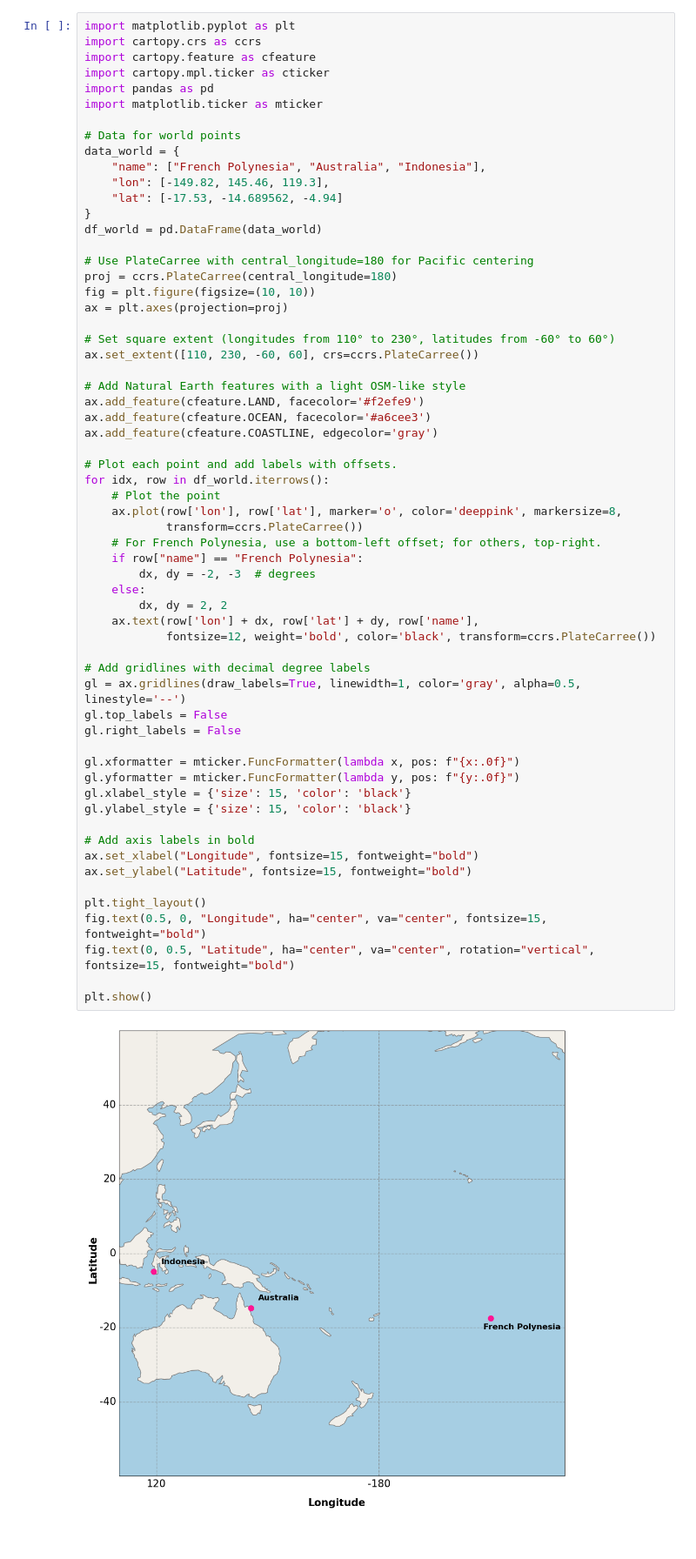
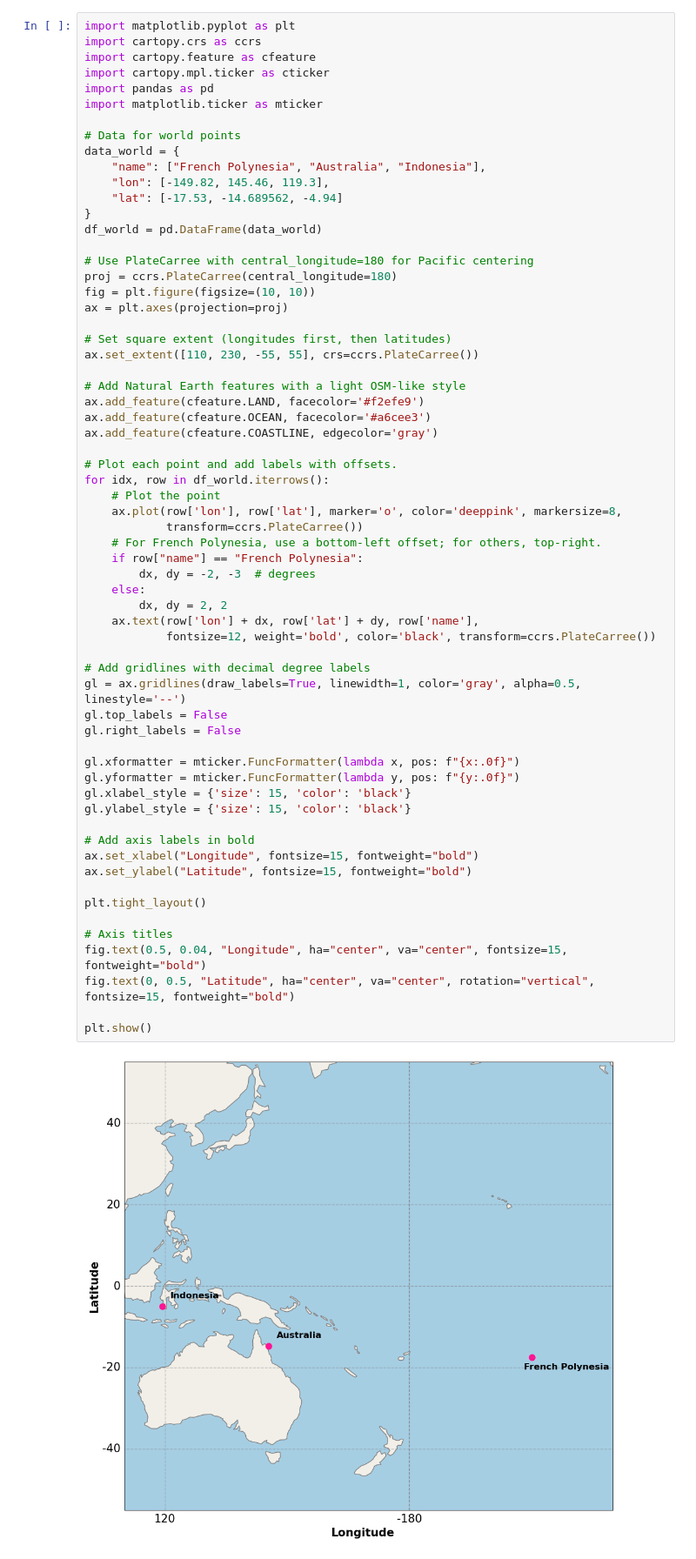
Before and after one commit to BenUCL/Reef-acoustics-and-AI, a Jupyter notebook: Code/misc/plotting_maps.ipynb, the cells around one changed output. Shown at 87% size. Cells and saved outputs as stored; diff of their text form.

Commit message:
change world map lat extent

```diff
--- a/Code/misc/plotting_maps.ipynb
+++ b/Code/misc/plotting_maps.ipynb
@@ -563,8 +563,8 @@ proj = ccrs.PlateCarree(central_longitude=180)
 fig = plt.figure(figsize=(10, 10))
 ax = plt.axes(projection=proj)
 
-# Set square extent (longitudes from 110° to 230°, latitudes from -60° to 60°)
-ax.set_extent([110, 230, -60, 60], crs=ccrs.PlateCarree())
+# Set square extent (longitudes first, then latitudes)
+ax.set_extent([110, 230, -55, 55], crs=ccrs.PlateCarree())
 
 # Add Natural Earth features with a light OSM-like style
 ax.add_feature(cfeature.LAND, facecolor='#f2efe9')
@@ -576,32 +576,34 @@ for idx, row in df_world.iterrows():
     # Plot the point
     ax.plot(row['lon'], row['lat'], marker='o', color='deeppink', markersize=8,
             transform=ccrs.PlateCarree())
     # For French Polynesia, use a bottom-left offset; for others, top-right.
     if row["name"] == "French Polynesia":
         dx, dy = -2, -3  # degrees
     else:
         dx, dy = 2, 2
     ax.text(row['lon'] + dx, row['lat'] + dy, row['name'],
             fontsize=12, weight='bold', color='black', transform=ccrs.PlateCarree())
 
 # Add gridlines with decimal degree labels
 gl = ax.gridlines(draw_labels=True, linewidth=1, color='gray', alpha=0.5, linestyle='--')
 gl.top_labels = False
 gl.right_labels = False
 
 gl.xformatter = mticker.FuncFormatter(lambda x, pos: f"{x:.0f}")
 gl.yformatter = mticker.FuncFormatter(lambda y, pos: f"{y:.0f}")
 gl.xlabel_style = {'size': 15, 'color': 'black'}
 gl.ylabel_style = {'size': 15, 'color': 'black'}
 
 # Add axis labels in bold
 ax.set_xlabel("Longitude", fontsize=15, fontweight="bold")
 ax.set_ylabel("Latitude", fontsize=15, fontweight="bold")
 
 plt.tight_layout()
-fig.text(0.5, 0, "Longitude", ha="center", va="center", fontsize=15, fontweight="bold")
+
+# Axis titles
+fig.text(0.5, 0.04, "Longitude", ha="center", va="center", fontsize=15, fontweight="bold")
 fig.text(0, 0.5, "Latitude", ha="center", va="center", rotation="vertical", fontsize=15, fontweight="bold")
 
 plt.show()
 # %% [output]
-[figure, old version]
+[figure, new version]
```
